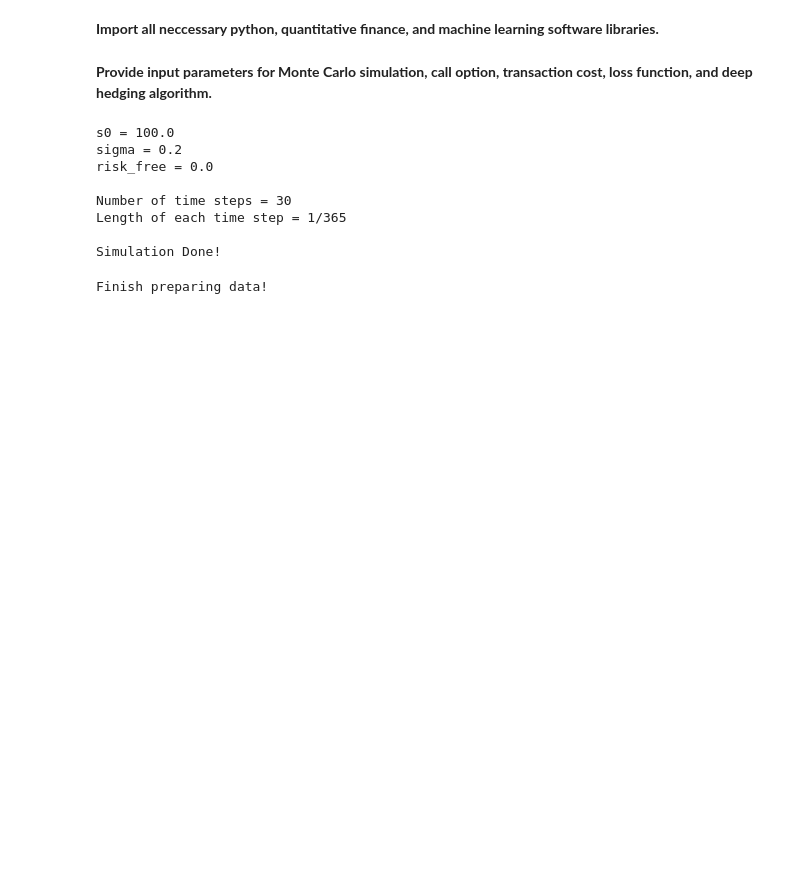
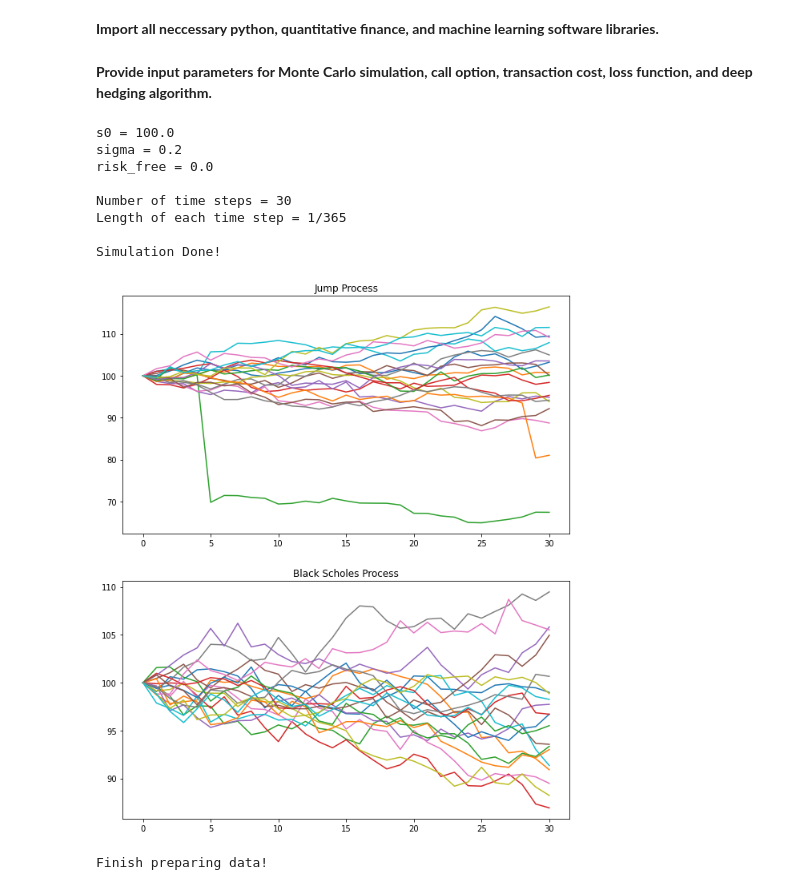
Before and after one commit to lara2302/deep_hedging, a Jupyter notebook: colab/deep_hedging_colab.ipynb, the cells around one changed output. Drawn from its saved outputs; the diff is of its cells as text; code cells hidden in the pictures; blank space fills up the shorter version.

```diff
--- a/colab/deep_hedging_colab.ipynb
+++ b/colab/deep_hedging_colab.ipynb
@@ -147,6 +150,32 @@ Number of time steps = 30
 Length of each time step = 1/365
 
 Simulation Done!
+# %%
+# test jump processes
+jump_intensity = 1.5
+jump_volatility = 0.2
+jump_mean = 0.00
+
+nobs_plot = 20
+
+jump_stochastic_process = MertonJumpProcess(s0 = S0, sigma = sigma, risk_free = risk_free, \
+                        dividend = dividend, day_count = day_count, jump_intensity = jump_intensity, \
+                        jump_volatility = jump_volatility, jump_mean = jump_mean, seed=seed)
+
+S_jump = jump_stochastic_process.gen_paths(maturity, N, nobs)
+S_jump_plot = jump_stochastic_process.gen_paths(maturity, N, nobs_plot)
+S_plot = stochastic_process.gen_path(maturity, N, nobs_plot)
+
+plt.figure(figsize=(10,12))
+plt.subplot(2,1,1)
+plt.plot(np.transpose(S_jump))
+plt.title("Jump Process")
+plt.subplot(2,1,2)
+plt.plot(np.transpose(S_plot))
+plt.title("Black Scholes Process")
+plt.show()
+# %% [output]
+[figure, added]
 # %%
 #@title <font color='Blue'>**Prepare data to be fed into the deep hedging algorithm.**</font>
 
```
Also changed, not shown: parts of 15 cells of this notebook.
